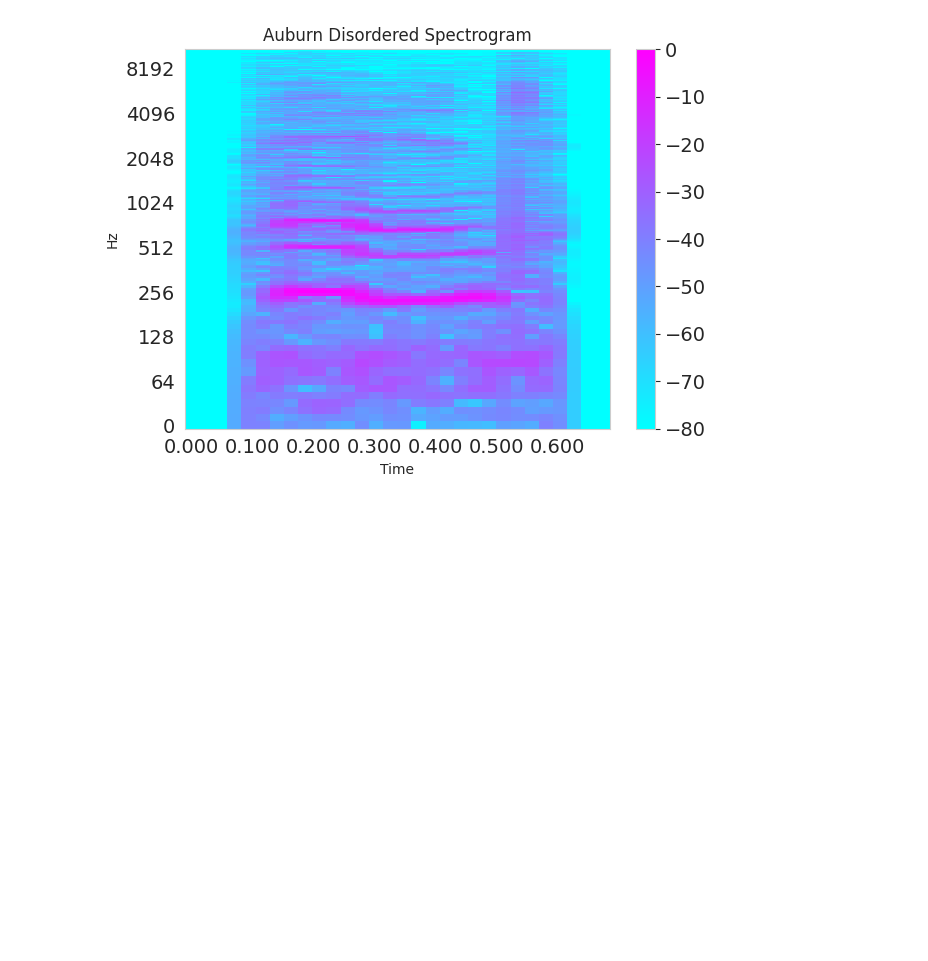
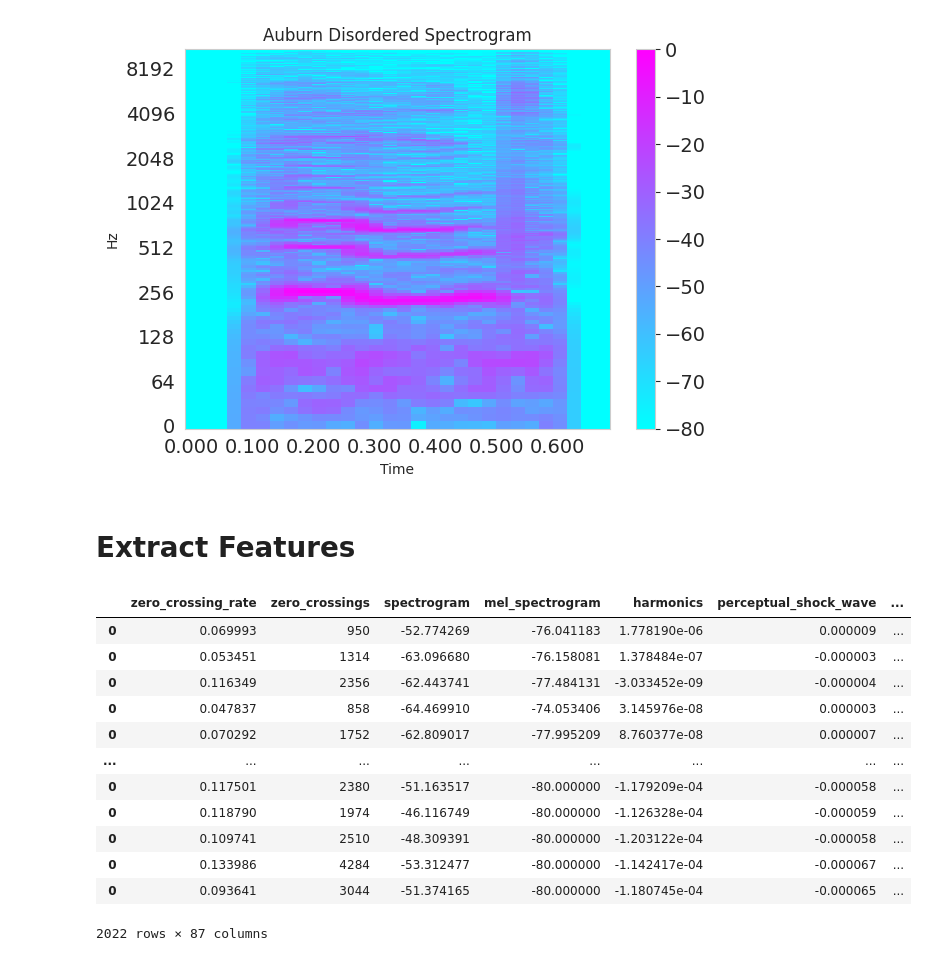
Before and after one commit to vTheWise/speech_language_impairment_detection, a Jupyter notebook: SLID_EDA.ipynb, the cells around one changed output. Drawn from its saved outputs; the diff is of its cells as text; code cells hidden in the pictures; blank space fills up the shorter version.

Commit message:
initial feature extraction

```diff
--- a/SLID_EDA.ipynb
+++ b/SLID_EDA.ipynb
@@ -119,3 +122,25 @@ n_fft = 2048
+# %%
+def readPickledFile(path):
+  data = []
+  with open(path, 'rb') as f:
+    data = pickle.load(f)
+  return data
+# %%
+if not auburn_disordered_data:
+  auburn_disordered_data = readPickledFile(auburn_disordered_filename)
+  auburn_disordered_sRate = readPickledFile(auburn_disordered_sr_filename)
+
+if not auburn_non_disordered_data:
+  auburn_non_disordered_data = readPickledFile(auburn_non_disordered_filename)
+  auburn_non_disordered_sRate = readPickledFile(auburn_non_disordered_sr_filename)
+
+if not cincinnati_disordered_data:
+  cincinnati_disordered_data = readPickledFile(cincinnati_disordered_filename)
+  cincinnati_disordered_sRate = readPickledFile(cincinnati_disordered_sr_filename)
+
+if not cincinnati_non_disordered_data:
+  cincinnati_non_disordered_data = readPickledFile(cincinnati_non_disordered_filename)
+  cincinnati_non_disordered_sRate = readPickledFile(cincinnati_non_disordered_sr_filename)
 # %% [markdown]
 # Plots
 # %%
@@ -169,3 +194,5 @@ def plotSpectrograms(data, sRate, title):
 plotSpectrograms(auburn_disordered_data[0], auburn_disordered_sRate[0], 'Auburn Disordered Spectrogram')
 # %% [output]
 [figure]
+# %% [markdown]
+# Extract Features
@@ -171,0 +312,24 @@ plotSpectrograms(auburn_disordered_data[0], auburn_disordered_sRate[0], 'Auburn
+# %%
+auburn_disordered_features = pd.DataFrame()
+for idx, add in enumerate(auburn_disordered_data):
+  tmp_df = extract_feature_means(add, auburn_disordered_sRate[idx])
+  auburn_disordered_features = pd.concat([auburn_disordered_features, tmp_df])
+
+pickleData('drive/MyDrive/slid_database/auburn_disordered_features.pkl', auburn_disordered_features)
+auburn_disordered_features.to_csv('drive/MyDrive/slid_database/auburn_disordered_features.csv')
+# %%
+auburn_disordered_features
+# %% [output]
+|  | zero_crossing_rate | zero_crossings | spectrogram | mel_spectrogram | harmonics | perceptual_shock_wave | ... |
+| 0 | 0.069993 | 950 | -52.774269 | -76.041183 | 1.778190e-06 | 0.000009 | ... |
+| 0 | 0.053451 | 1314 | -63.096680 | -76.158081 | 1.378484e-07 | -0.000003 | ... |
+| 0 | 0.116349 | 2356 | -62.443741 | -77.484131 | -3.033452e-09 | -0.000004 | ... |
+| 0 | 0.047837 | 858 | -64.469910 | -74.053406 | 3.145976e-08 | 0.000003 | ... |
+| 0 | 0.070292 | 1752 | -62.809017 | -77.995209 | 8.760377e-08 | 0.000007 | ... |
+| ... | ... | ... | ... | ... | ... | ... | ... |
+| 0 | 0.117501 | 2380 | -51.163517 | -80.000000 | -1.179209e-04 | -0.000058 | ... |
+| 0 | 0.118790 | 1974 | -46.116749 | -80.000000 | -1.126328e-04 | -0.000059 | ... |
+| 0 | 0.109741 | 2510 | -48.309391 | -80.000000 | -1.203122e-04 | -0.000058 | ... |
+| 0 | 0.133986 | 4284 | -53.312477 | -80.000000 | -1.142417e-04 | -0.000067 | ... |
+| 0 | 0.093641 | 3044 | -51.374165 | -80.000000 | -1.180745e-04 | -0.000065 | ... |
+2022 rows × 87 columns
```
Also changed, not shown: parts of 20 cells of this notebook.
